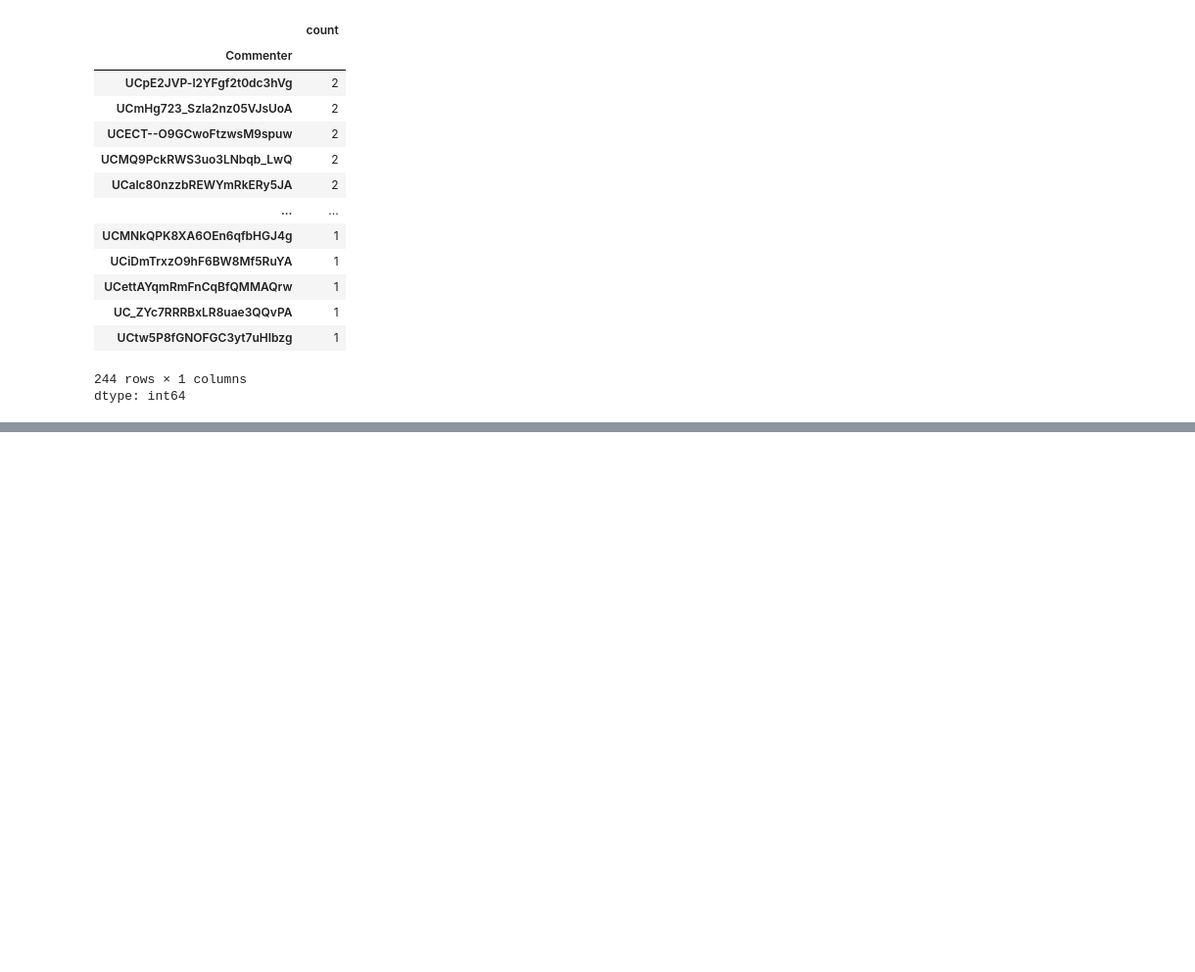
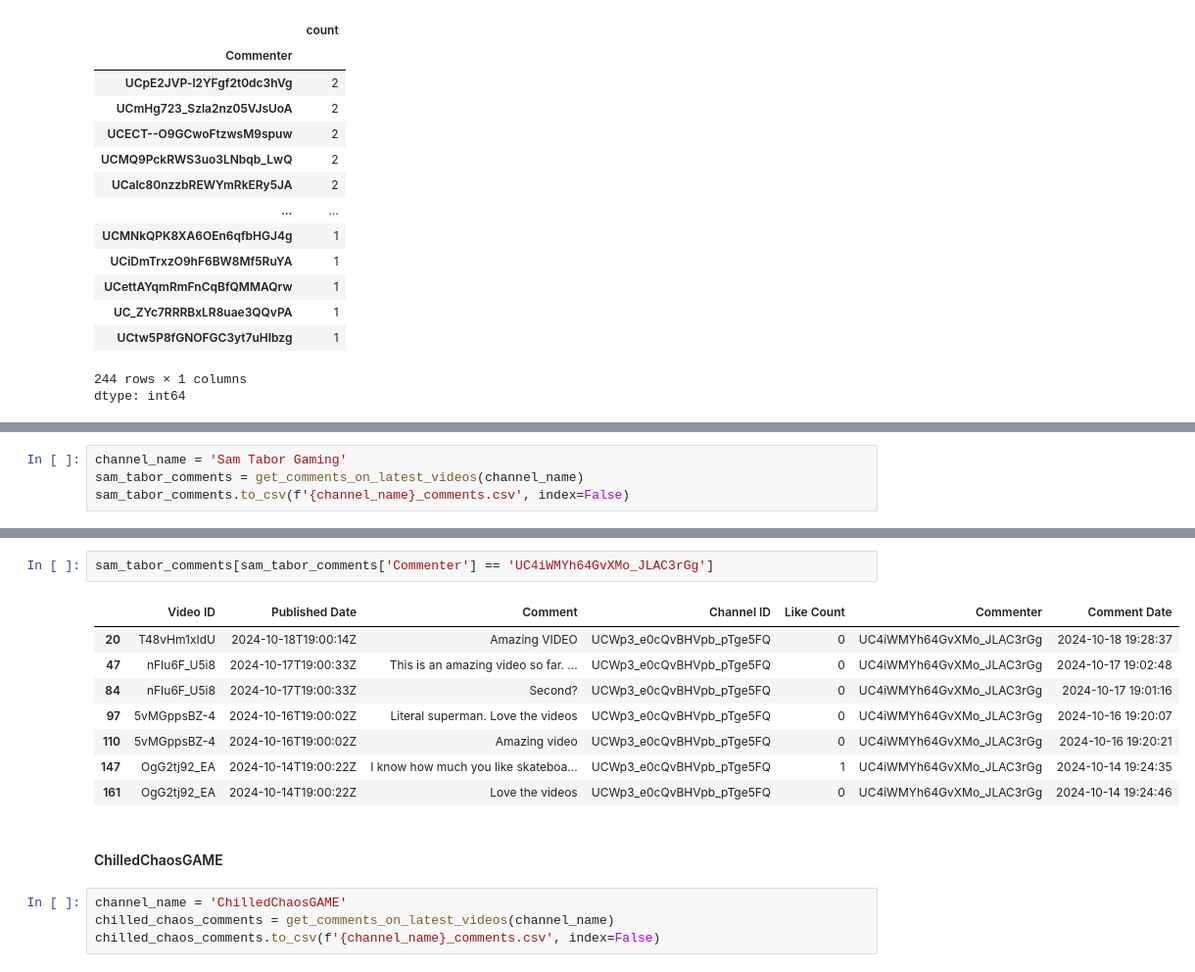
Before and after one commit to bluecoder777/Game-Promotion-Analysis, a Jupyter notebook: Youtuber_with_Relavant_Reach.ipynb, the cells around one changed output, grey strips where cells are left out. Shown at 98% size. Drawn from its saved outputs; the diff is of its cells as text; blank space fills up the shorter version.

```diff
--- a/Youtuber_with_Relavant_Reach.ipynb
+++ b/Youtuber_with_Relavant_Reach.ipynb
@@ -297,0 +356,4 @@ dtype: int64
+# %%
+channel_name = 'Sam Tabor Gaming'
+sam_tabor_comments = get_comments_on_latest_videos(channel_name)
+sam_tabor_comments.to_csv(f'{channel_name}_comments.csv', index=False)
@@ -297,0 +378,17 @@ dtype: int64
+# %%
+sam_tabor_comments[sam_tabor_comments['Commenter'] == 'UC4iWMYh64GvXMo_JLAC3rGg']
+# %% [output]
+|  | Video ID | Published Date | Comment | Channel ID | Like Count | Commenter | Comment Date |
+| 20 | T48vHm1xIdU | 2024-10-18T19:00:14Z | Amazing VIDEO | UCWp3_e0cQvBHVpb_pTge5FQ | 0 | UC4iWMYh64GvXMo_JLAC3rGg | 2024-10-18 19:28:37 |
+| 47 | nFIu6F_U5i8 | 2024-10-17T19:00:33Z | This is an amazing video so far. ... | UCWp3_e0cQvBHVpb_pTge5FQ | 0 | UC4iWMYh64GvXMo_JLAC3rGg | 2024-10-17 19:02:48 |
+| 84 | nFIu6F_U5i8 | 2024-10-17T19:00:33Z | Second? | UCWp3_e0cQvBHVpb_pTge5FQ | 0 | UC4iWMYh64GvXMo_JLAC3rGg | 2024-10-17 19:01:16 |
+| 97 | 5vMGppsBZ-4 | 2024-10-16T19:00:02Z | Literal superman. Love the videos | UCWp3_e0cQvBHVpb_pTge5FQ | 0 | UC4iWMYh64GvXMo_JLAC3rGg | 2024-10-16 19:20:07 |
+| 110 | 5vMGppsBZ-4 | 2024-10-16T19:00:02Z | Amazing video | UCWp3_e0cQvBHVpb_pTge5FQ | 0 | UC4iWMYh64GvXMo_JLAC3rGg | 2024-10-16 19:20:21 |
+| 147 | OgG2tj92_EA | 2024-10-14T19:00:22Z | I know how much you like skateboa... | UCWp3_e0cQvBHVpb_pTge5FQ | 1 | UC4iWMYh64GvXMo_JLAC3rGg | 2024-10-14 19:24:35 |
+| 161 | OgG2tj92_EA | 2024-10-14T19:00:22Z | Love the videos | UCWp3_e0cQvBHVpb_pTge5FQ | 0 | UC4iWMYh64GvXMo_JLAC3rGg | 2024-10-14 19:24:46 |
+# %% [markdown]
+#### ChilledChaosGAME
+# %%
+channel_name = 'ChilledChaosGAME'
+chilled_chaos_comments = get_comments_on_latest_videos(channel_name)
+chilled_chaos_comments.to_csv(f'{channel_name}_comments.csv', index=False)
```
Also changed, not shown: parts of 8 cells of this notebook, 3 other files.
